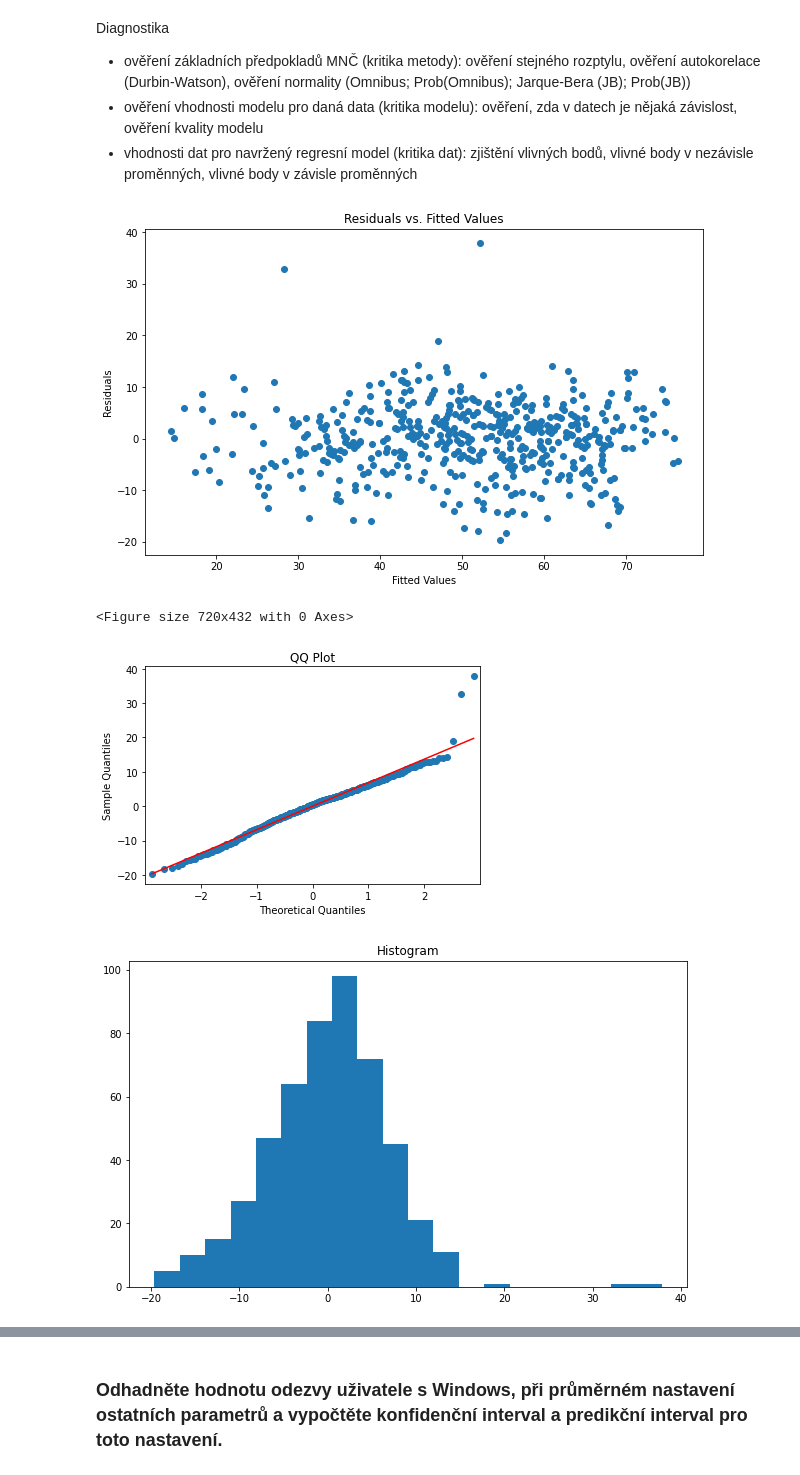
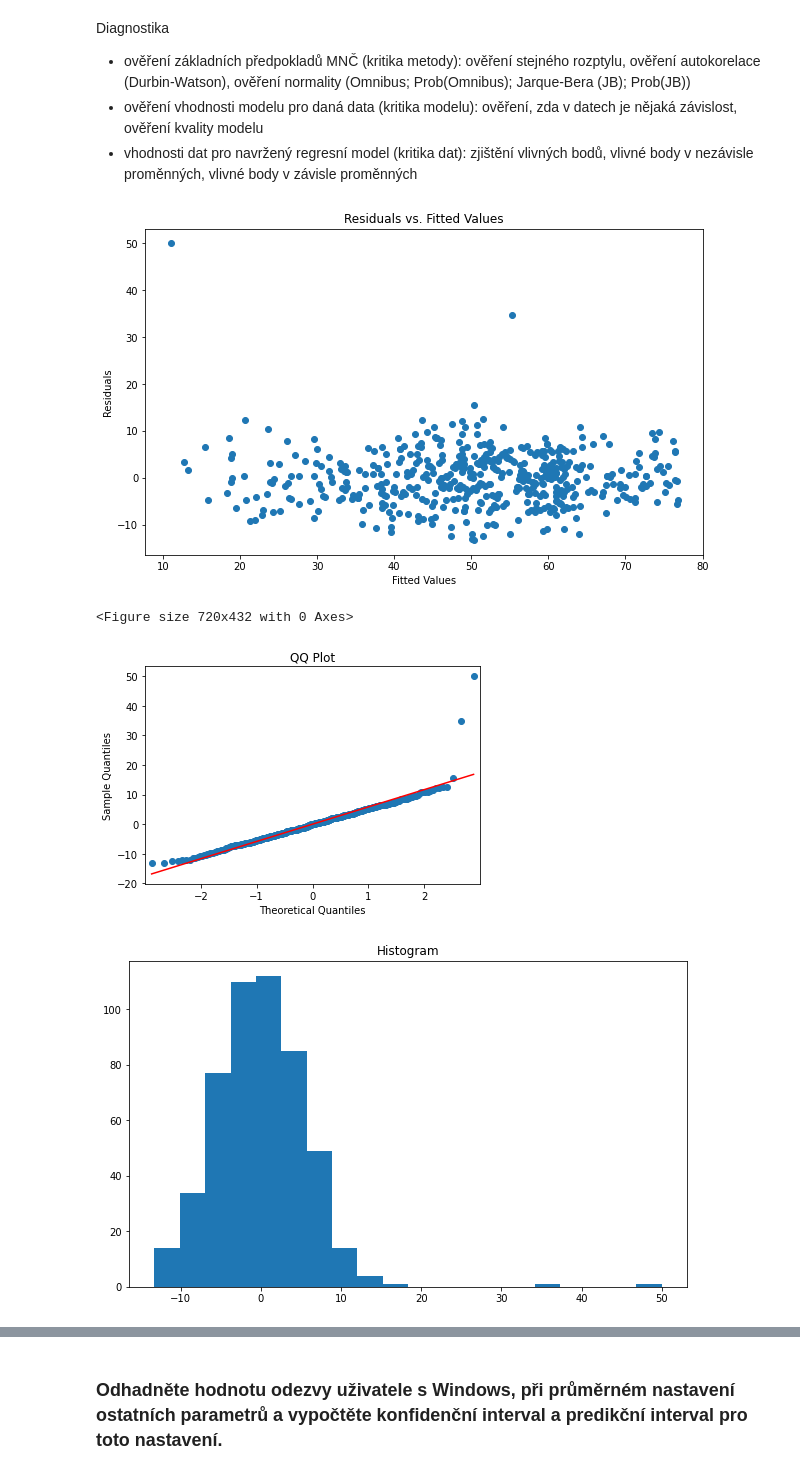
Before and after one commit to Filda99/FIT-MSP, a Jupyter notebook: Proj2/msp_proj2.ipynb, the cells around one changed output, grey strips where cells are left out. Drawn from its saved outputs; the diff is of its cells as text; code cells hidden in the pictures.

```diff
--- a/Proj2/msp_proj2.ipynb
+++ b/Proj2/msp_proj2.ipynb
@@ -413,0 +409,16 @@ max    9953.000000        0.998600   90.000000
+# %%
+# https://www.statsmodels.org/stable/example_formulas.html
+# https://stackoverflow.com/questions/55738056/using-categorical-variables-in-statsmodels-ols-class
+# create dummy variables for OS column (one-hot encoding) and use it in the model instead of the original column OS column, the new OS column will be named as OSType
+data_task2 = pd.get_dummies(data_task2, columns=['OSType']).astype(float)
+# rename columns Android, iOS, Windows, MacOS to Android, iOS, Windows, MacOS
+data_task2 = data_task2.rename(columns={'OSType_Android': 'Android', 'OSType_iOS': 'iOS', 'OSType_Windows': 'Windows', 'OSType_MacOS': 'MacOS'})
+
+# standardizace dat do rozsahu hodnot <-1,1>
+# https://stackoverflow.com/questions/26414913/normalize-columns-of-pandas-data-frame
+min_value = data_task2.min(axis=0)
+max_value = data_task2.max(axis=0)
+data_task2 = (data_task2 - min_value)/(max_value - min_value)*2-1
+
+# dalsi moznost normalizace
+# dfS['ActiveUsers']=(dfS['ActiveUsers']-dfS['ActiveUsers'].mean())/dfS['ActiveUsers'].std() #odečti průměr a poděl směrodatnou odchylkou
@@ -414,8 +576,11 @@ max    9953.000000        0.998600   90.000000
 # %%
-# 1. option
-mod = smf.ols(formula='Ping ~ ActiveUsers + InteractingPct + C(OSType) + ActiveUsers*InteractingPct', data=data)
-res = mod.fit()
-print(res.summary())
+model = smf.ols(formula="Ping ~ Android + MacOS + Windows + ActiveUsers + InteractingPct + \
+                        Android:ActiveUsers + \
+                        MacOS:ActiveUsers + \
+                        ActiveUsers:InteractingPct + \
+                        I(ActiveUsers*ActiveUsers)", data=data_task2)
+results = model.fit()
+print(results.summary())
 # %% [output]
                             OLS Regression Results
 ==============================================================================
@@ -437,11 +601,0 @@ strong multicollinearity or other numerical problems.
-# %%
-# 2. option with dummy variables
-# https://www.statsmodels.org/stable/example_formulas.html
-# https://stackoverflow.com/questions/55738056/using-categorical-variables-in-statsmodels-ols-class
-#
-# create dummy variables for OS column (one-hot encoding) and use it in the model instead of the original column OS column
-data1 = pd.get_dummies(data, columns=['OSType']).astype(float)
-
-mod = smf.ols(formula='Ping ~ ActiveUsers + InteractingPct + C(OSType_Android) + C(OSType_iOS) + C(OSType_Windows) + C(OSType_MacOS) + ActiveUsers*InteractingPct', data=data1)
-res = mod.fit()
-print(res.summary())
@@ -480,27 +641,27 @@ zjištění vlivných bodů, vlivné body v nezávisle proměnných, vlivné bod
 # %%
 # visualize the residuals of the model
 plt.figure(figsize=(10, 6))
-plt.scatter(res.fittedvalues, res.resid)
+plt.scatter(results.fittedvalues, results.resid)
 plt.title('Residuals vs. Fitted Values')
 plt.xlabel('Fitted Values')
 plt.ylabel('Residuals')
 plt.show()
 
 # using QQ plot to check the normality of the residuals
 plt.figure(figsize=(10, 6))
-sm.qqplot(res.resid, line='s')
+sm.qqplot(results.resid, line='s')
 plt.title('QQ Plot')
 plt.show()
 
 # using histogram to check the normality of the residuals
 plt.figure(figsize=(10, 6))
 plt.hist(res.resid, bins=20)
 plt.title('Histogram')
 plt.show()
 # %% [output]
-[figure, old version]
+[figure, new version]
 <Figure size 720x432 with 0 Axes>
-[figure, old version]
+[figure, new version]
-[figure, old version]
+[figure, new version]
 # %%
 # indentify outliers
```
Also changed, not shown: parts of 28 cells of this notebook.
